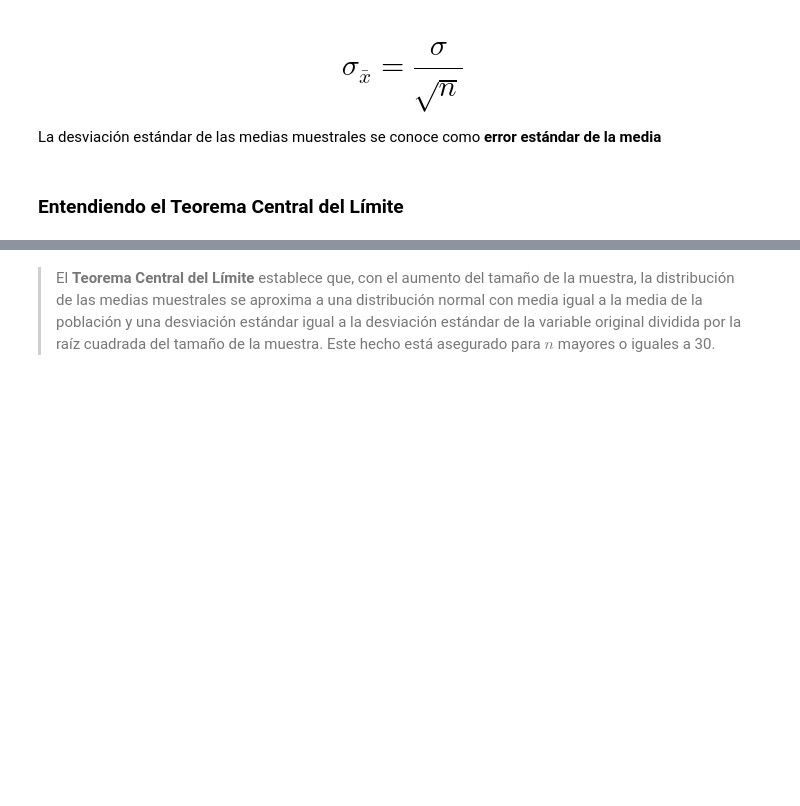
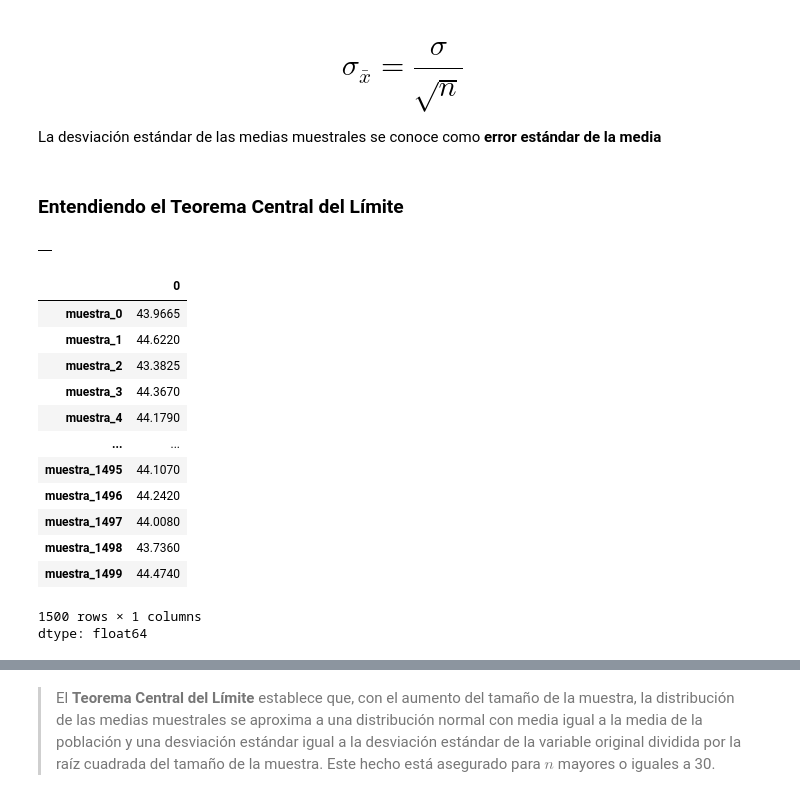
Before and after one commit to cadv1984/portafolio, a Jupyter notebook: Inicial.ipynb, the cells around one changed output, grey strips where cells are left out. Drawn from its saved outputs; the diff is of its cells as text; code cells hidden in the pictures; blank space fills up the shorter version.

```diff
--- a/Inicial.ipynb
+++ b/Inicial.ipynb
@@ -860,0 +976,6 @@ La desviación estándar de las medias muestrales se conoce como **error estánd
+# %%
+muestras = pd.DataFrame()
+
+muestras
+# %% [output]
+|  |
@@ -860,0 +987,17 @@ La desviación estándar de las medias muestrales se conoce como **error estánd
+# %%
+muestras.mean()
+# %% [output]
+|  | 0 |
+| muestra_0 | 43.9665 |
+| muestra_1 | 44.6220 |
+| muestra_2 | 43.3825 |
+| muestra_3 | 44.3670 |
+| muestra_4 | 44.1790 |
+| ... | ... |
+| muestra_1495 | 44.1070 |
+| muestra_1496 | 44.2420 |
+| muestra_1497 | 44.0080 |
+| muestra_1498 | 43.7360 |
+| muestra_1499 | 44.4740 |
+1500 rows × 1 columns
+dtype: float64
```
Also changed, not shown: parts of 64 cells of this notebook.
